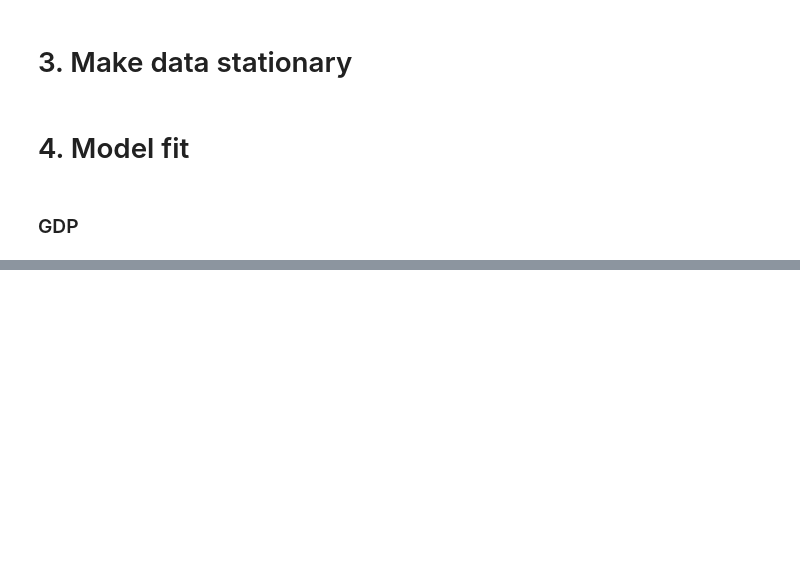
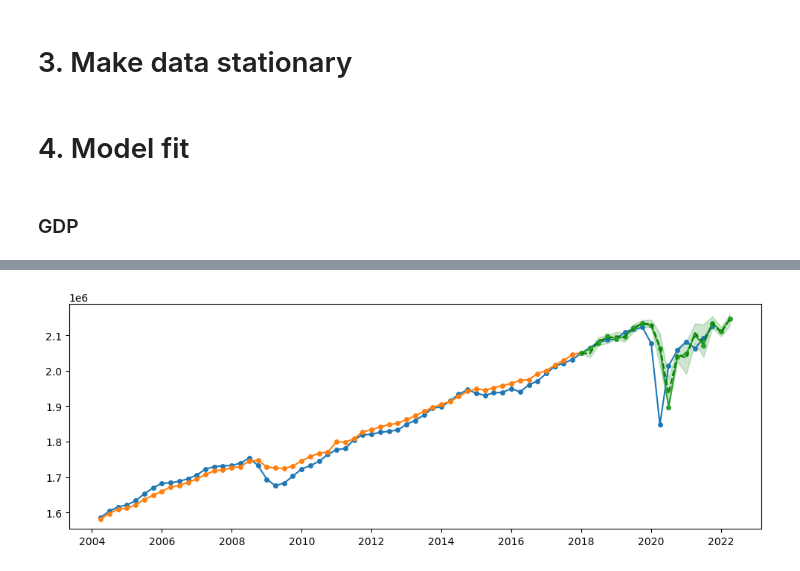
Before and after one commit to ubco-mds-2021-labs/capstone-project-googletrends_capstone, a Jupyter notebook: src/code/FinalGDP_Notebook.ipynb, the cells around one changed output, grey strips where cells are left out. Drawn from its saved outputs; the diff is of its cells as text; code cells hidden in the pictures; blank space fills up the shorter version.

```diff
--- a/src/code/FinalGDP_Notebook.ipynb
+++ b/src/code/FinalGDP_Notebook.ipynb
@@ -161,0 +169,4 @@ fig2, pred_gdp_data = gdp_plot_and_data_bs(modelfit, pred_gdpGrowth, gdp_origina
+# %%
+fig2
+# %% [output]
+[figure, added]
```
Also changed, not shown: parts of 5 cells of this notebook, 3 other files.
